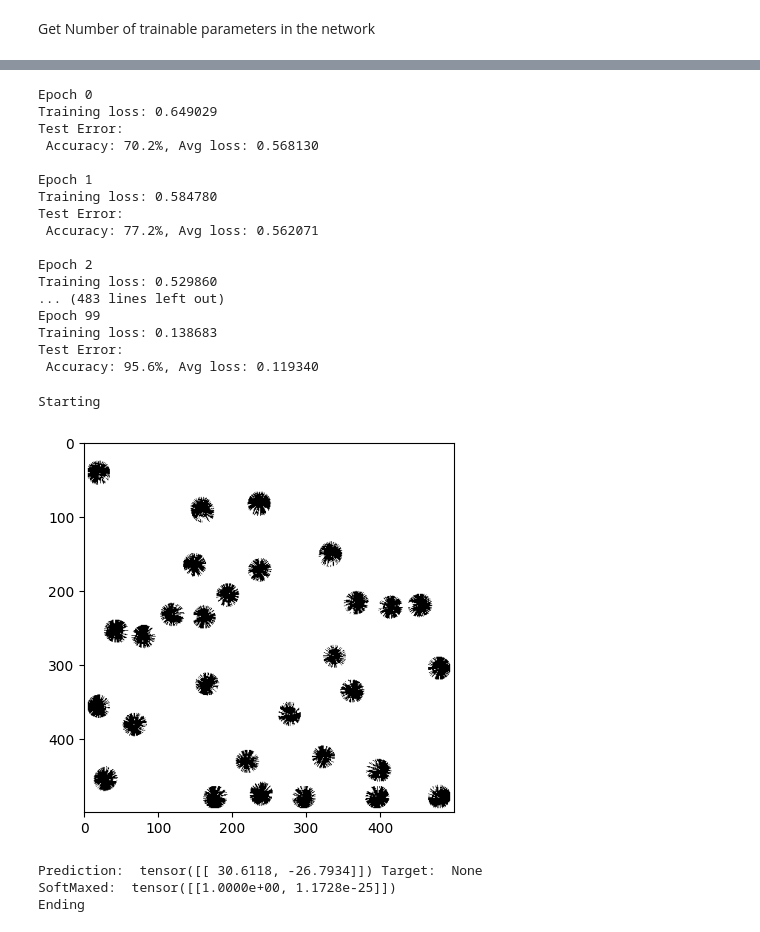
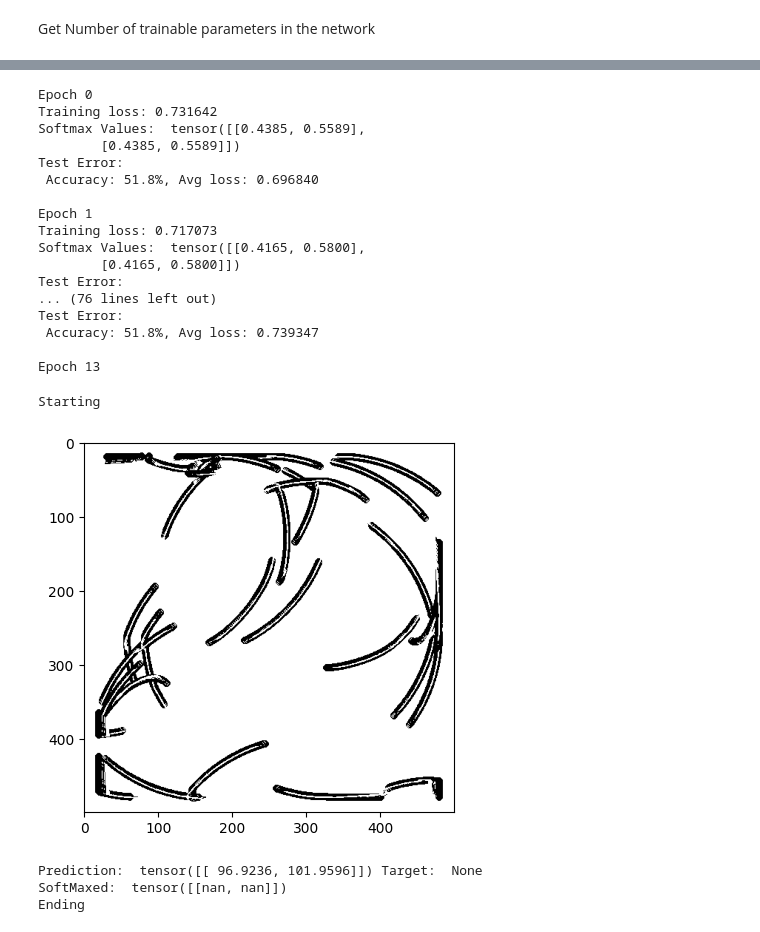
Before and after one commit to Connor-Mattson/SwarmBehaviorDiscovery, a Jupyter notebook: main.ipynb, the cells around one changed output, grey strips where cells are left out. Cells and saved outputs as stored; diff of their text form; code cells hidden in the pictures.

```diff
--- a/main.ipynb
+++ b/main.ipynb
@@ -234,7 +240,7 @@ train_folder = torch.utils.data.ConcatDataset([train_folder] * 8)
 
 train_loader = torch.utils.data.DataLoader(
     train_folder,
-    batch_size=4,
+    batch_size=1,
     shuffle=True
 )
 
@@ -246,8 +314,9 @@ test_loader = torch.utils.data.DataLoader(
 # %%
+OOD_CLASS = 2
 epochs = 100
 model = BehaviorIdentificationModel(n_classes=2)
 
-loss_fn = torch.nn.CrossEntropyLoss()
+loss_fn = custom_cross_entropy_loss
 optimizer = torch.optim.Adam(model.parameters(), lr=1e-3)
 
 writer = SummaryWriter()
@@ -261,7 +330,11 @@ for epoch in range(epochs):
     for batch, (X, y) in enumerate(train_loader):
         optimizer.zero_grad()
         pred = model(X)
-        loss = loss_fn(pred, y)
+        features = model.curr_feature_layer
+        if y[0] == OOD_CLASS:
+            loss = entropic_open_set_loss(pred, y_truth=y, in_distribution=False)
+        else:
+            loss = entropic_open_set_loss(pred, y_truth=y, in_distribution=True)
         loss.backward()
         loss_sum += loss.item()
         optimizer.step()
@@ -279,13 +352,15 @@ for epoch in range(epochs):
         with torch.no_grad():
             for X, y in test_loader:
                 pred = model(X)
-                test_loss += loss_fn(pred, y).item()
-                soft_func = torch.nn.Softmax(dim=1)
-                softy = soft_func(pred)
+                loss = loss_fn(pred, y)
+                test_loss += loss.item()
+                softy = custom_softmax(pred)
 
                 for i, row in enumerate(softy):
                     if row.argmax() == y[i]:
                         accuracy += 1
+
+            print("Softmax Values: ", softy)
 
             # print(pred, softy)
 
@@ -296,57 +371,55 @@ for epoch in range(epochs):
         writer.add_scalar('Accuracy/Test', accuracy, epoch)
 # %% [output]
 Epoch 0
-Training loss: 0.649029
+Training loss: 0.731642
+Softmax Values:  tensor([[0.4385, 0.5589],
+        [0.4385, 0.5589]])
 Test Error:
- Accuracy: 70.2%, Avg loss: 0.568130
+ Accuracy: 51.8%, Avg loss: 0.696840
 
 Epoch 1
-Training loss: 0.584780
+Training loss: 0.717073
+Softmax Values:  tensor([[0.4165, 0.5800],
+        [0.4165, 0.5800]])
 Test Error:
- Accuracy: 77.2%, Avg loss: 0.562071
+... (76 lines left out)
+Test Error:
+ Accuracy: 51.8%, Avg loss: 0.739347
 
-Epoch 2
-Training loss: 0.529860
-... (483 lines left out)
-Epoch 99
-Training loss: 0.138683
-Test Error:
- Accuracy: 95.6%, Avg loss: 0.119340
+Epoch 13
 # %%
 print("Starting")
 import matplotlib.pyplot as plot
 
 eval_folder = torchvision.datasets.ImageFolder(root="./data/eval", transform=data_transform_testing)
 eval_loader = test_loader = torch.utils.data.DataLoader(
     eval_folder,
     batch_size=4,
     shuffle=False
 )
 
 with torch.no_grad():
-    X, y = eval_loader.dataset[2]
+    X, y = eval_loader.dataset[5]
 
     plot.imshow(torch.squeeze(X), cmap='Greys')
     plot.show()
 
     pred = model(X)
     # target = torch.tensor([y])
     print("Prediction: ", pred, "Target: ", None)
 
     # optimizer.zero_grad()
     #
     # test_loss = loss_fn(pred, target)
     # print("Loss: ", test_loss.item())
 
-    soft_func = torch.nn.Softmax(dim=1)
-    softy = soft_func(pred)
-
+    softy = custom_log_softmax(pred)
     print("SoftMaxed: ", softy)
 
 print("Ending")
 # %% [output]
 Starting
-[figure, old version]
+[figure, new version]
-Prediction:  tensor([[ 30.6118, -26.7934]]) Target:  None
-SoftMaxed:  tensor([[1.0000e+00, 1.1728e-25]])
+Prediction:  tensor([[ 96.9236, 101.9596]]) Target:  None
+SoftMaxed:  tensor([[nan, nan]])
 Ending
```
Also changed, not shown: parts of 4 cells of this notebook, 2 other files.
